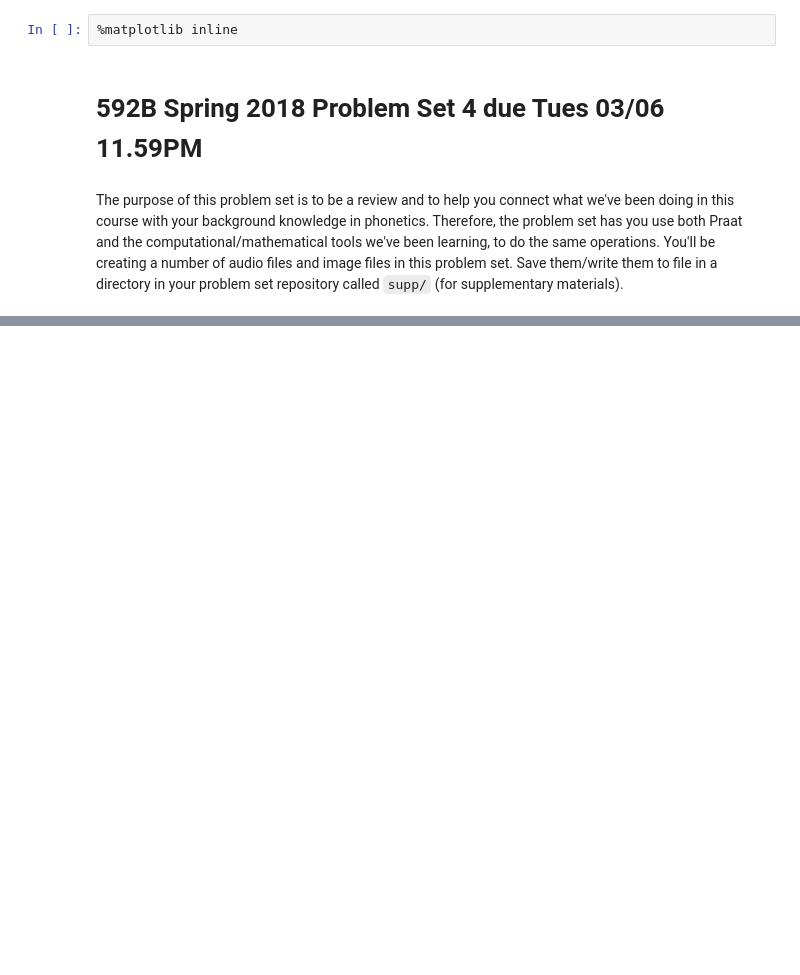
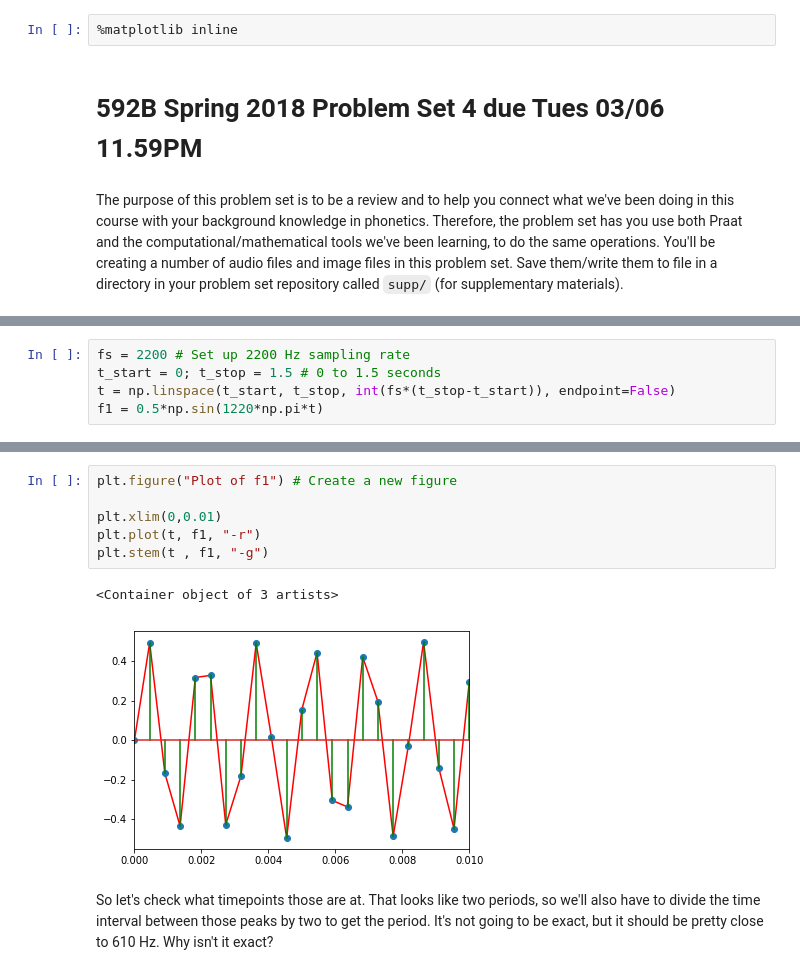
Before and after one commit to ling592b/592B_PS4-krismyu, a Jupyter notebook: 592B Spring 2018 Problem Set 4.ipynb, the cells around one changed output, grey strips where cells are left out. Drawn from its saved outputs; the diff is of its cells as text; blank space fills up the shorter version.

```diff
--- a/592B Spring 2018 Problem Set 4.ipynb
+++ b/592B Spring 2018 Problem Set 4.ipynb
@@ -34,0 +108,5 @@ from IPython.display import Audio, display
+# %%
+fs = 2200 # Set up 2200 Hz sampling rate
+t_start = 0; t_stop = 1.5 # 0 to 1.5 seconds
+t = np.linspace(t_start, t_stop, int(fs*(t_stop-t_start)), endpoint=False)
+f1 = 0.5*np.sin(1220*np.pi*t)
@@ -34,0 +119,11 @@ from IPython.display import Audio, display
+# %%
+plt.figure("Plot of f1") # Create a new figure
+
+plt.xlim(0,0.01)
+plt.plot(t, f1, "-r")
+plt.stem(t , f1, "-g")
+# %% [output]
+<Container object of 3 artists>
+[figure, added]
+# %% [markdown]
+So let's check what timepoints those are at. That looks like two periods, so we'll also have to divide the time interval between those peaks by two to get the period. It's not going to be exact, but it should be pretty close to 610 Hz. Why isn't it exact?
```
Also changed, not shown: parts of 28 cells of this notebook, 15 other files.
